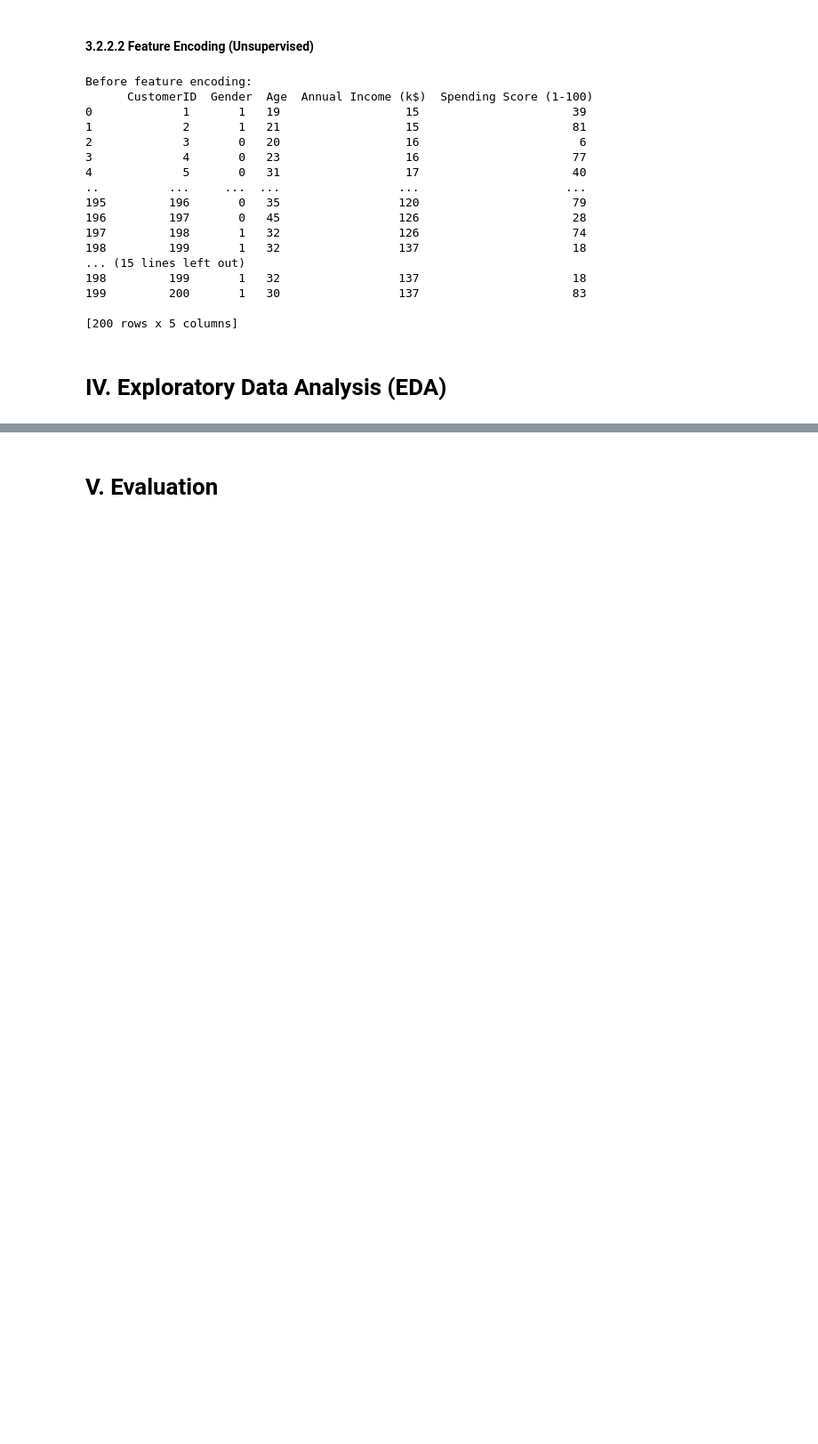
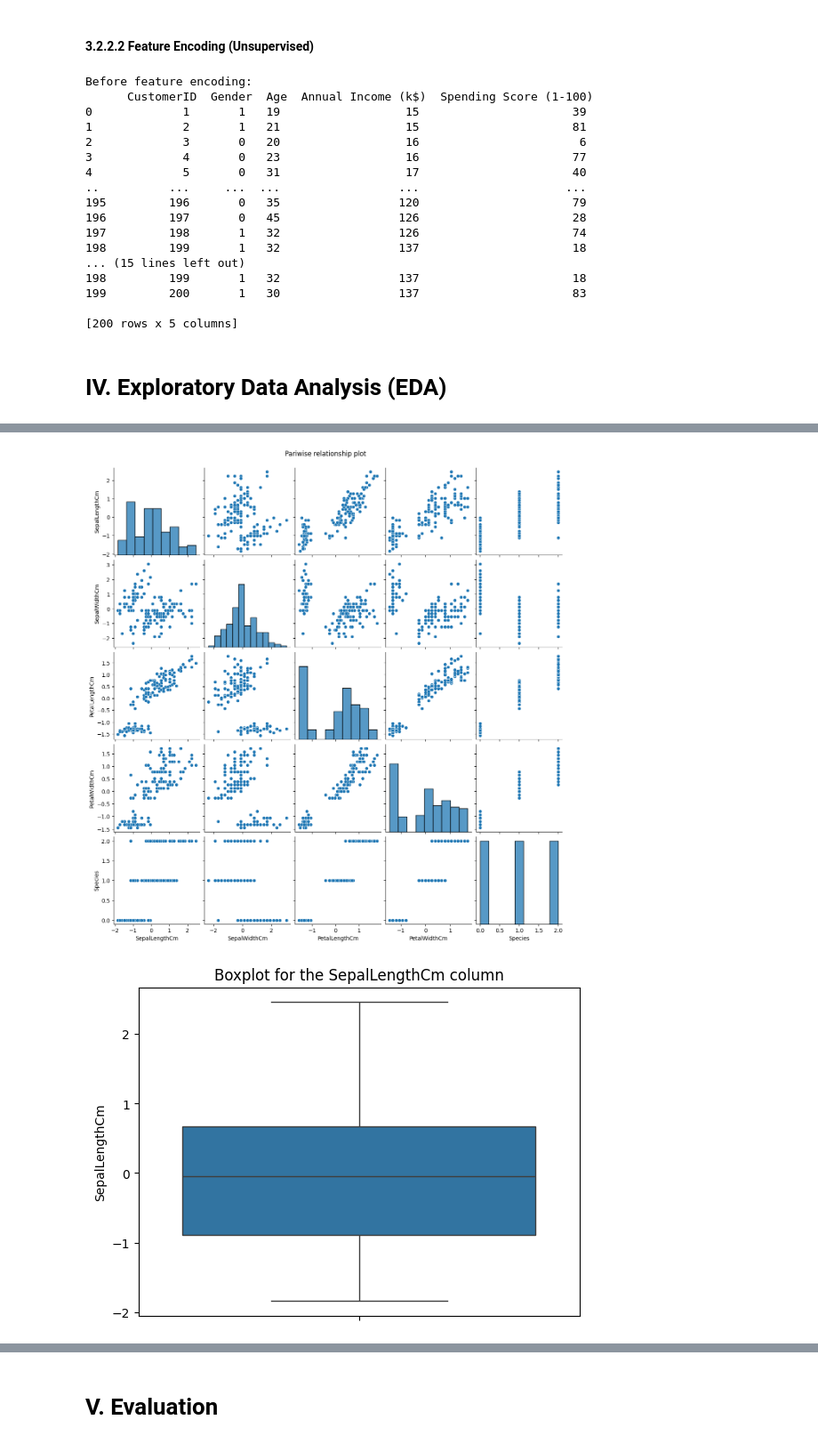
Before and after one commit to Haifansantos/MetaOpt, a Jupyter notebook: notebooks/Fritz_PSO.ipynb, the cells around one changed output, grey strips where cells are left out. Shown at 89% size. Saved outputs shown, nothing was run; the diff lists cells and outputs as text; code cells hidden in the pictures; blank space fills up the shorter version.

```diff
--- a/notebooks/Fritz_PSO.ipynb
+++ b/notebooks/Fritz_PSO.ipynb
@@ -799,0 +858,7 @@ def simple_eda(df):
+# %%
+# Testing EDA (Classification)
+
+simple_eda(eda_data_clf)
+# %% [output]
+[figure, added]
+[figure, added]
```
Also changed, not shown: parts of 8 cells of this notebook.
